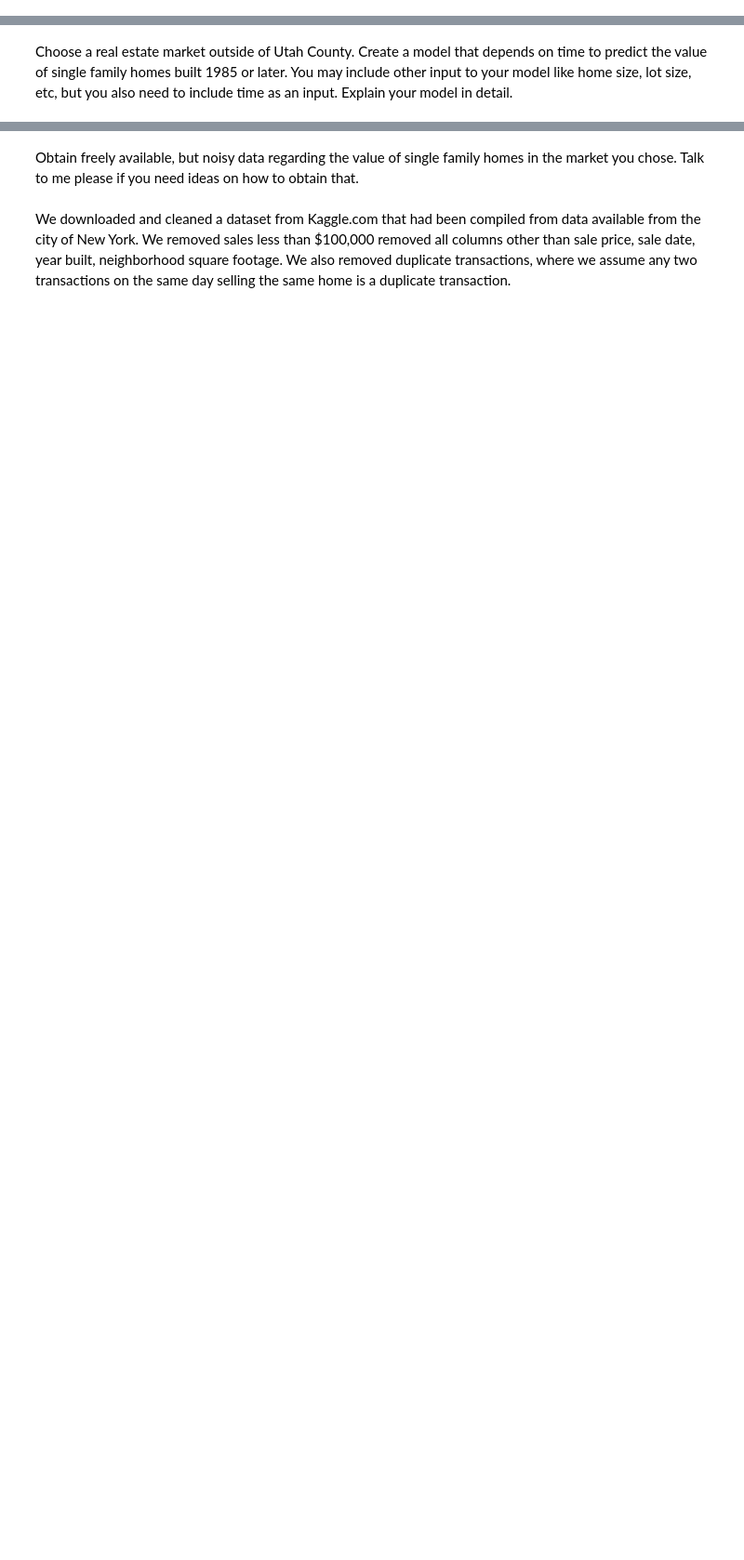
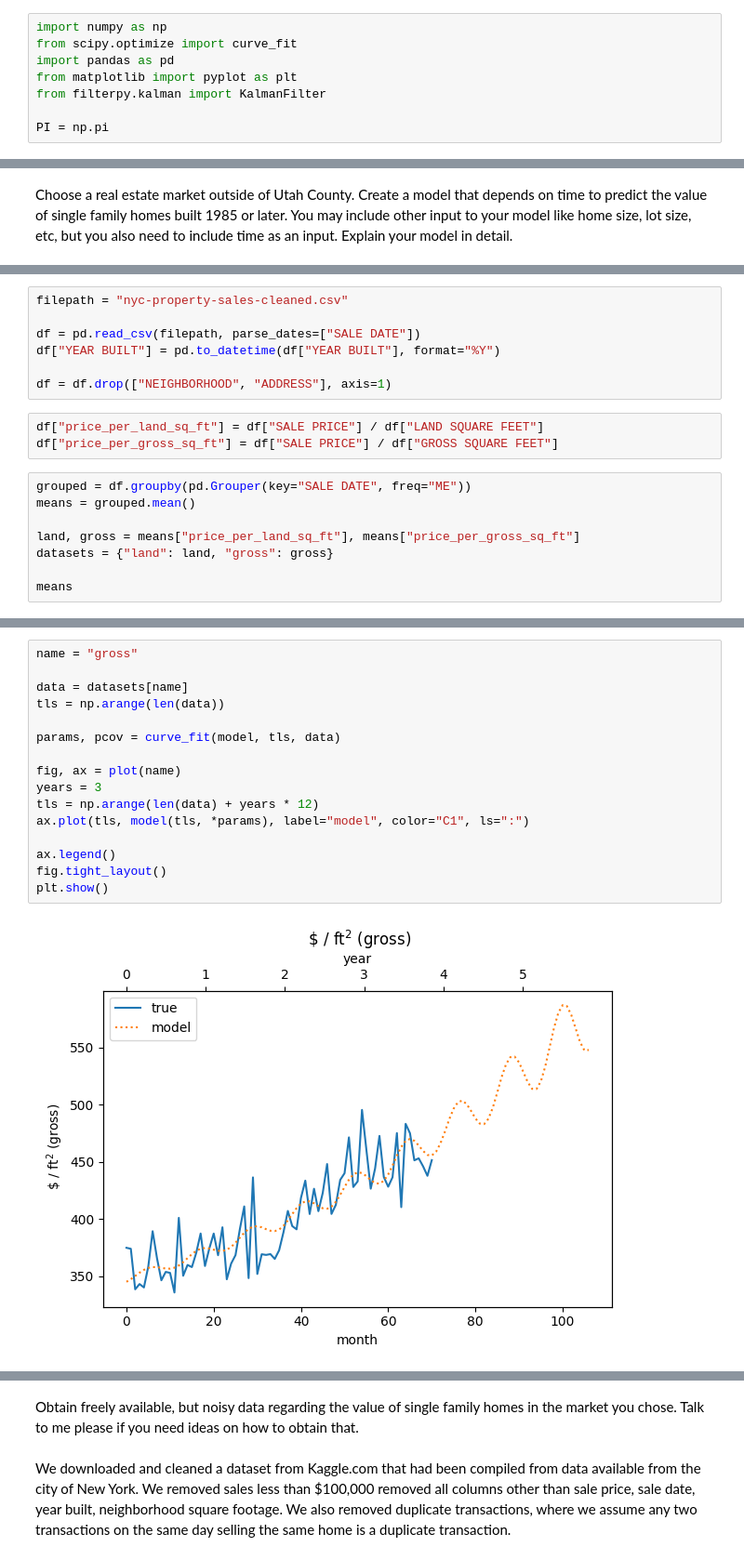
Before and after one commit to seyfdall/Kalman_House, a Jupyter notebook: writeup.ipynb, the cells around one changed output, grey strips where cells are left out. Shown: that part at 93% size. Drawn from its saved outputs; the diff is of its cells as text; blank space fills up the shorter version.

```diff
--- a/writeup.ipynb
+++ b/writeup.ipynb
@@ -1,3 +1,11 @@
 # %% [markdown]
 # Homework 9
+# %%
+import numpy as np
+from scipy.optimize import curve_fit
+import pandas as pd
+from matplotlib import pyplot as plt
+from filterpy.kalman import KalmanFilter
+
+PI = np.pi
 # %% [markdown]
@@ -14,0 +27,18 @@ detail.
+# %%
+filepath = "nyc-property-sales-cleaned.csv"
+
+df = pd.read_csv(filepath, parse_dates=["SALE DATE"])
+df["YEAR BUILT"] = pd.to_datetime(df["YEAR BUILT"], format="%Y")
+
+df = df.drop(["NEIGHBORHOOD", "ADDRESS"], axis=1)
+# %%
+df["price_per_land_sq_ft"] = df["SALE PRICE"] / df["LAND SQUARE FEET"]
+df["price_per_gross_sq_ft"] = df["SALE PRICE"] / df["GROSS SQUARE FEET"]
+# %%
+grouped = df.groupby(pd.Grouper(key="SALE DATE", freq="ME"))
+means = grouped.mean()
+
+land, gross = means["price_per_land_sq_ft"], means["price_per_gross_sq_ft"]
+datasets = {"land": land, "gross": gross}
+
+means
@@ -14,0 +95,18 @@ detail.
+# %%
+name = "gross"
+
+data = datasets[name]
+tls = np.arange(len(data))
+
+params, pcov = curve_fit(model, tls, data)
+
+fig, ax = plot(name)
+years = 3
+tls = np.arange(len(data) + years * 12)
+ax.plot(tls, model(tls, *params), label="model", color="C1", ls=":")
+
+ax.legend()
+fig.tight_layout()
+plt.show()
+# %% [output]
+[figure, added]
```
Also changed, not shown: parts of 21 cells of this notebook, 3 other files.
